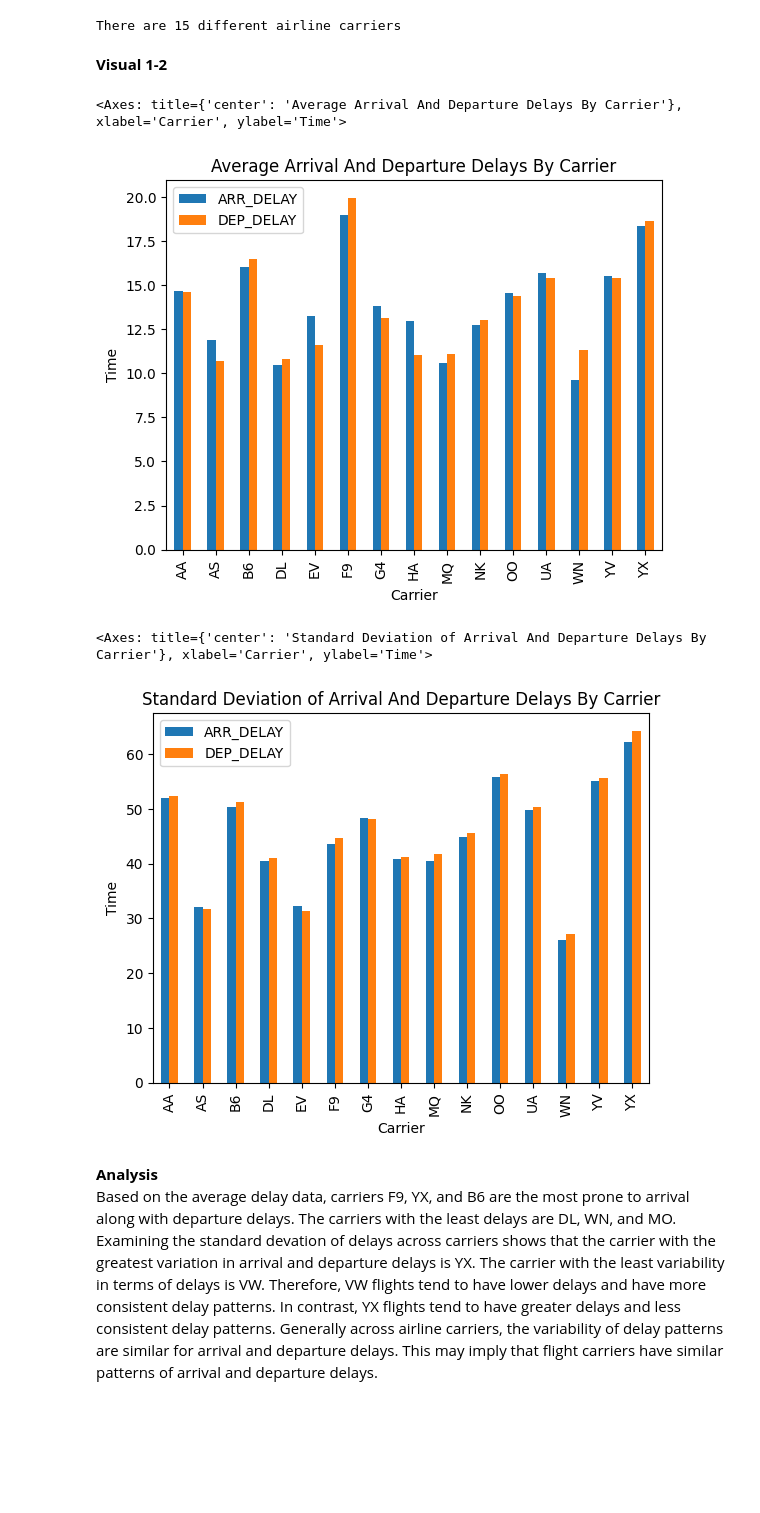
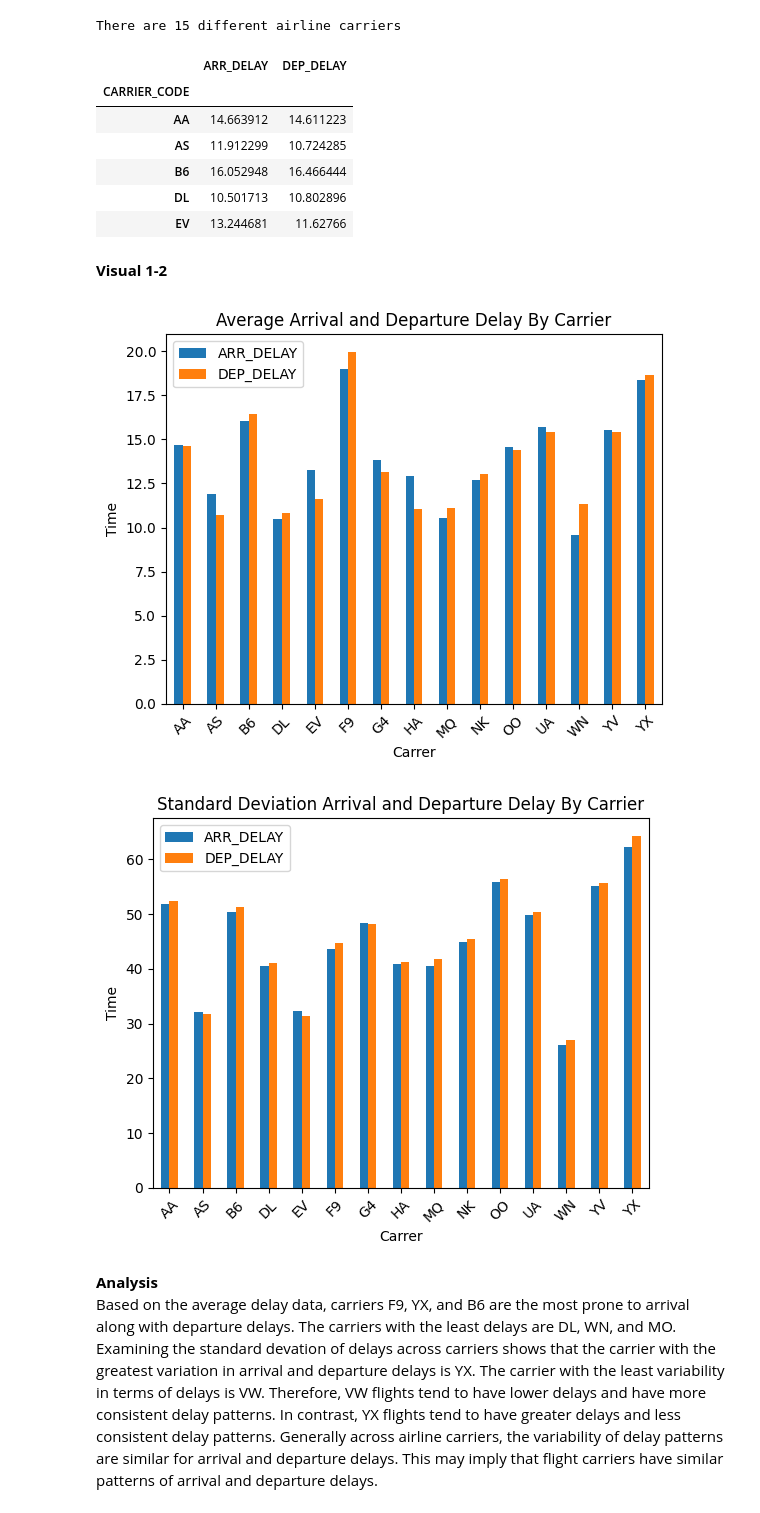
Before and after one commit to GauriRajesh733/DS3000-Practicum1, a Jupyter notebook: DS3000_Practicum1.ipynb, the cells around one changed output. Drawn from its saved outputs; the diff is of its cells as text; code cells hidden in the pictures; blank space fills up the shorter version.

```diff
--- a/DS3000_Practicum1.ipynb
+++ b/DS3000_Practicum1.ipynb
@@ -261,20 +262,36 @@ There are 15 different airline carriers
 # create new data frame with just carrier codes and delays
 carrier_delay_df_avg = df.groupby("CARRIER_CODE", observed=True)[["ARR_DELAY", "DEP_DELAY"]].mean()
 carrier_delay_df_std = df.groupby("CARRIER_CODE", observed=True)[["ARR_DELAY", "DEP_DELAY"]].std()
+carrier_delay_df_avg.head()
+# %% [output]
+|  | ARR_DELAY | DEP_DELAY |
+| CARRIER_CODE |  |  |
+| AA | 14.663912 | 14.611223 |
+| AS | 11.912299 | 10.724285 |
+| B6 | 16.052948 | 16.466444 |
+| DL | 10.501713 | 10.802896 |
+| EV | 13.244681 | 11.62766 |
 # %% [markdown]
 **Visual 1-2**
 # %%
 # visualize results
-
-carrier_delay_df_avg.plot(kind="bar", xlabel="Carrier", ylabel="Time", title="Average Arrival And Departure Delays By Carrier")
+carrier_delay_df_avg.plot(y=["ARR_DELAY", "DEP_DELAY"], kind="bar")
+plt.title("Average Arrival and Departure Delay By Carrier")
+plt.ylabel("Time")
+plt.xlabel("Carrer")
+plt.xticks(rotation=45)
+plt.show()
 # %% [output]
-<Axes: title={'center': 'Average Arrival And Departure Delays By Carrier'}, xlabel='Carrier', ylabel='Time'>
-[figure, old version]
+[figure, new version]
 # %%
-carrier_delay_df_std.plot(kind="bar", xlabel="Carrier", ylabel="Time", title="Standard Deviation of Arrival And Departure Delays By Carrier")
+carrier_delay_df_std.plot(y=["ARR_DELAY", "DEP_DELAY"], kind="bar")
+plt.title("Standard Deviation Arrival and Departure Delay By Carrier")
+plt.ylabel("Time")
+plt.xlabel("Carrer")
+plt.xticks(rotation=45)
+plt.show()
 # %% [output]
-<Axes: title={'center': 'Standard Deviation of Arrival And Departure Delays By Carrier'}, xlabel='Carrier', ylabel='Time'>
-[figure, old version]
+[figure, new version]
 # %% [markdown]
 **Analysis**
 <br></br>
```
Also changed, not shown: parts of 5 cells of this notebook.
